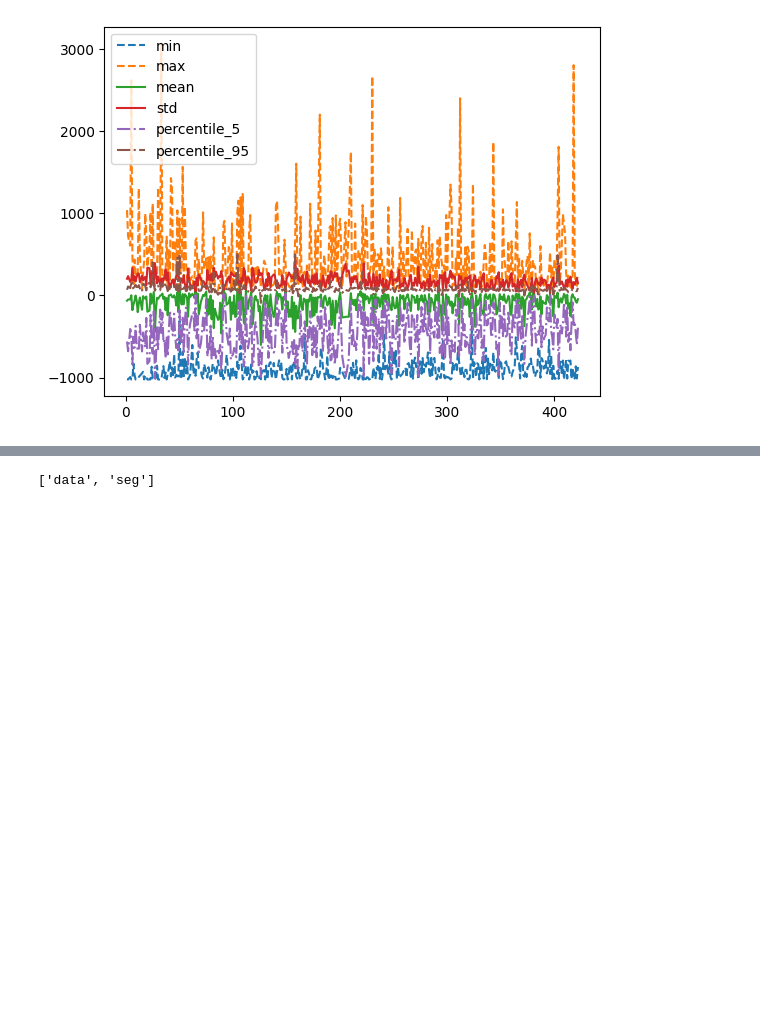
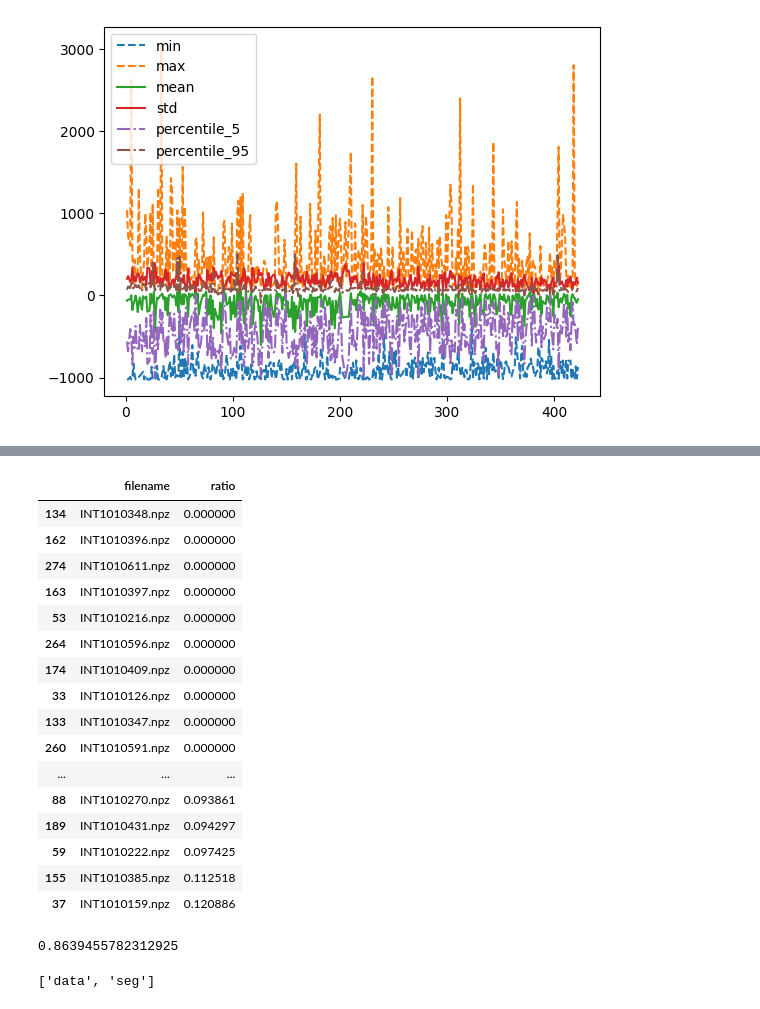
Before and after one commit to Alessandro-DeFlorio/NSCLC, a Jupyter notebook: scripts/data_analysis.ipynb, the cells around one changed output, grey strips where cells are left out. Drawn from its saved outputs; the diff is of its cells as text; code cells hidden in the pictures; blank space fills up the shorter version.

```diff
--- a/scripts/data_analysis.ipynb
+++ b/scripts/data_analysis.ipynb
@@ -213,3 +239,59 @@ plt.imshow(seg_img[:, :, slice_num_1], alpha=0.2)
+# %%
+import matplotlib.pyplot as plt
+import numpy as np
+import nibabel as nib
+import os
+from tqdm.notebook import tqdm
+files_path = r"D:\nsclc\data\nnUNet_preprocessed\Dataset003_Extracted\nnUNetPlans_3d_lowres"
+files = sorted(os.listdir(files_path))
+# keep only if they end in npz
+files = [file for file in files if file.endswith(".npz")]
+ratios = []
+for i in tqdm(range(len(files))):
+    file = files[i]
+    path = os.path.join(files_path, file)
+    npz = np.load(path)
+    data = npz["data"][0]
+    seg = npz["seg"][0]
+    #make min of data 0
+    data = data - np.min(data)
+    # count pixels where seg = 1 and data > epsilon
+    count = np.sum((seg == 1) & (data > 0.3))
+    # ratio intersection/segmentation
+    ratio = count / np.sum(seg)
+    ratios.append((file, ratio))
+# %%
+import pandas as pd
+# create a dataframe with ratios data
+ratios_df = pd.DataFrame(ratios, columns=['filename', 'ratio'])
+# sort ascendingly by ratio
+sorta = ratios_df.sort_values("ratio", ascending=True)
+#then by filename
+
+sorta.head(50)
+# %% [output]
+|  | filename | ratio |
+| 134 | INT1010348.npz | 0.000000 |
+| 162 | INT1010396.npz | 0.000000 |
+| 274 | INT1010611.npz | 0.000000 |
+| 163 | INT1010397.npz | 0.000000 |
+| 53 | INT1010216.npz | 0.000000 |
+| 264 | INT1010596.npz | 0.000000 |
+| 174 | INT1010409.npz | 0.000000 |
+| 33 | INT1010126.npz | 0.000000 |
+| 133 | INT1010347.npz | 0.000000 |
+| 260 | INT1010591.npz | 0.000000 |
+| ... | ... | ... |
+| 88 | INT1010270.npz | 0.093861 |
+| 189 | INT1010431.npz | 0.094297 |
+| 59 | INT1010222.npz | 0.097425 |
+| 155 | INT1010385.npz | 0.112518 |
+| 37 | INT1010159.npz | 0.120886 |
+# %%
+#intersection ratio below 5%
+len(ratios_df[ratios_df["ratio"] > 0.05]) / len(ratios_df)
+# %% [output]
+0.8639455782312925
 # %%
 npz_path = r"D:\nsclc\data\nnUNet_preprocessed\Dataset004_Corrected\nnUNetPlans_2d\LUNG1-088.npz"
 npz = np.load(npz_path)
```
Also changed, not shown: parts of 2 cells of this notebook, 22 other files.
